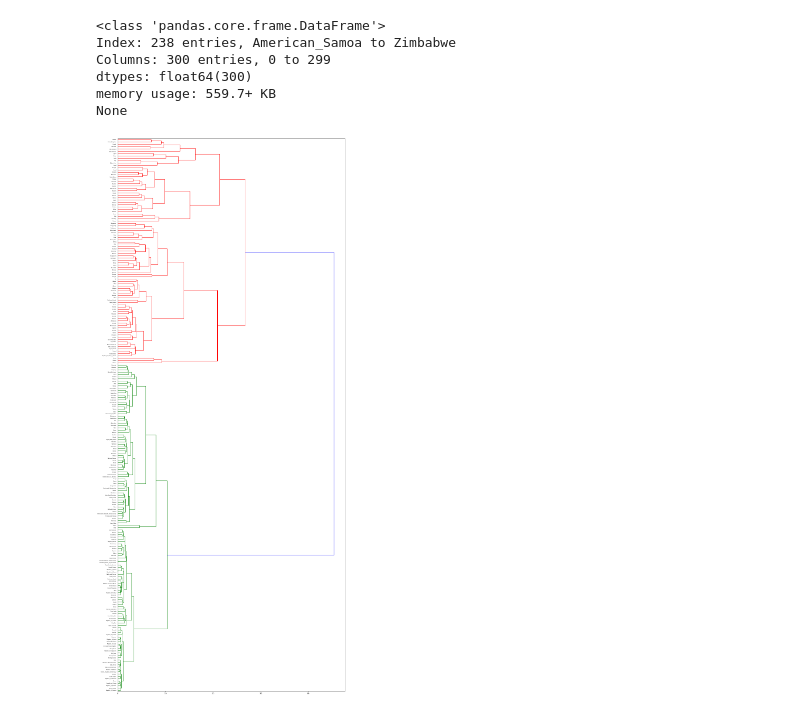
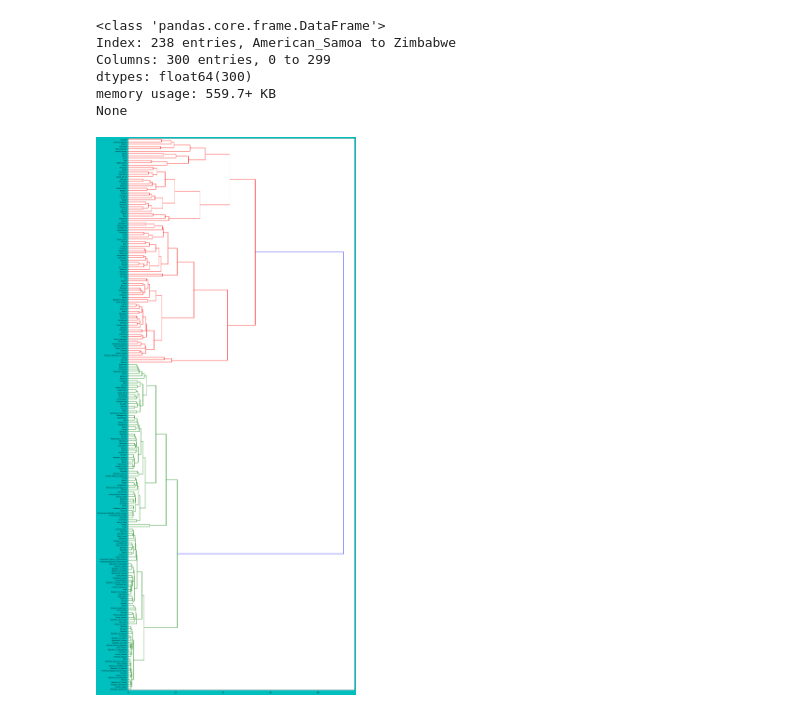
Before and after one commit to YoheiFukuhara/nlp100, a Jupyter notebook: 10.ベクトル空間法 (II)/098.Ward法によるクラスタリング.ipynb, the cells around one changed output. Cells and saved outputs as stored; diff of their text form; code cells hidden in the pictures.

```diff
--- a/10.ベクトル空間法 (II)/098.Ward法によるクラスタリング.ipynb
+++ b/10.ベクトル空間法 (II)/098.Ward法によるクラスタリング.ipynb
@@ -17,8 +17,8 @@ None
 # %%
 clustered = linkage(country_vec, method='ward')
 # %%
-plt.figure(figsize=(20, 50), dpi=50)
-_ = dendrogram(clustered, labels=list(country_vec.index), orientation='right')
+plt.figure(figsize=(20, 50), dpi=100, facecolor='c')
+_ = dendrogram(clustered, labels=list(country_vec.index), leaf_font_size=8, orientation='right')
 plt.show()
 # %% [output]
-[figure, old version]
+[figure, new version]
```
